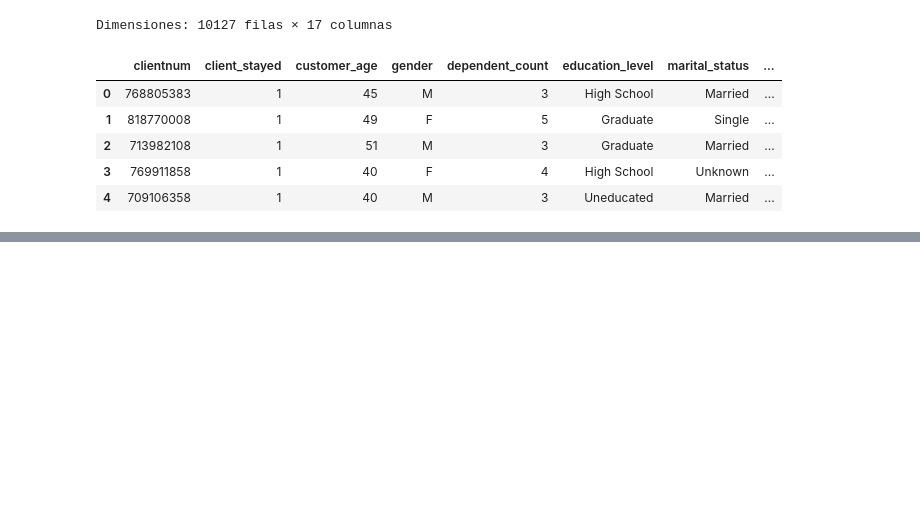
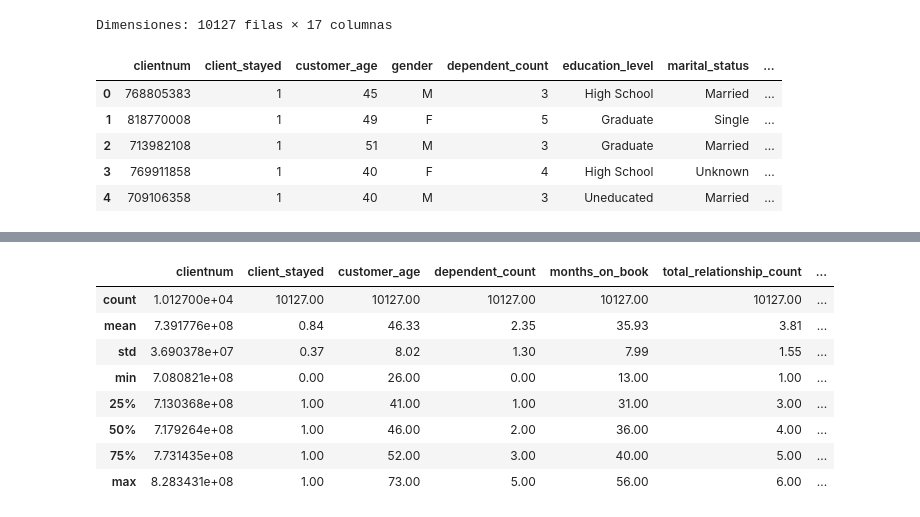
Before and after one commit to bielng/Data-Lab, a Jupyter notebook: trial_05.ipynb, the cells around one changed output, grey strips where cells are left out. Drawn from its saved outputs; the diff is of its cells as text; code cells hidden in the pictures; blank space fills up the shorter version.

```diff
--- a/trial_05.ipynb
+++ b/trial_05.ipynb
@@ -22,0 +50,12 @@ Dimensiones: 10127 filas × 17 columnas
+# %%
+df.describe().round(2)
+# %% [output]
+|  | clientnum | client_stayed | customer_age | dependent_count | months_on_book | total_relationship_count | ... |
+| count | 1.012700e+04 | 10127.00 | 10127.00 | 10127.00 | 10127.00 | 10127.00 | ... |
+| mean | 7.391776e+08 | 0.84 | 46.33 | 2.35 | 35.93 | 3.81 | ... |
+| std | 3.690378e+07 | 0.37 | 8.02 | 1.30 | 7.99 | 1.55 | ... |
+| min | 7.080821e+08 | 0.00 | 26.00 | 0.00 | 13.00 | 1.00 | ... |
+| 25% | 7.130368e+08 | 1.00 | 41.00 | 1.00 | 31.00 | 3.00 | ... |
+| 50% | 7.179264e+08 | 1.00 | 46.00 | 2.00 | 36.00 | 4.00 | ... |
+| 75% | 7.731435e+08 | 1.00 | 52.00 | 3.00 | 40.00 | 5.00 | ... |
+| max | 8.283431e+08 | 1.00 | 73.00 | 5.00 | 56.00 | 6.00 | ... |
```
Also changed, not shown: parts of 2 cells of this notebook.
